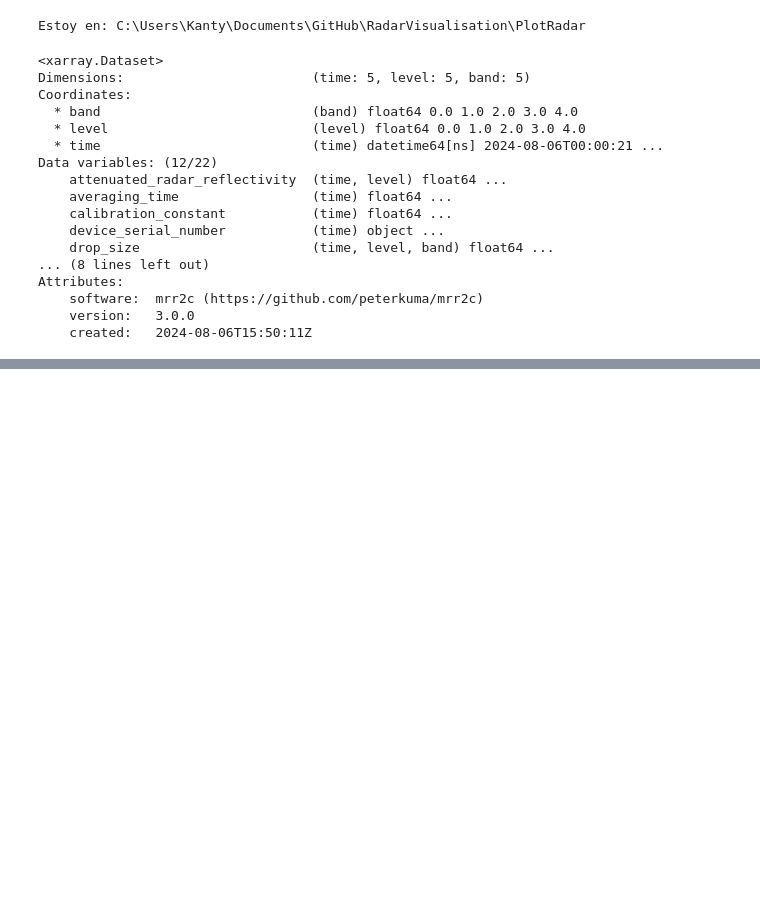
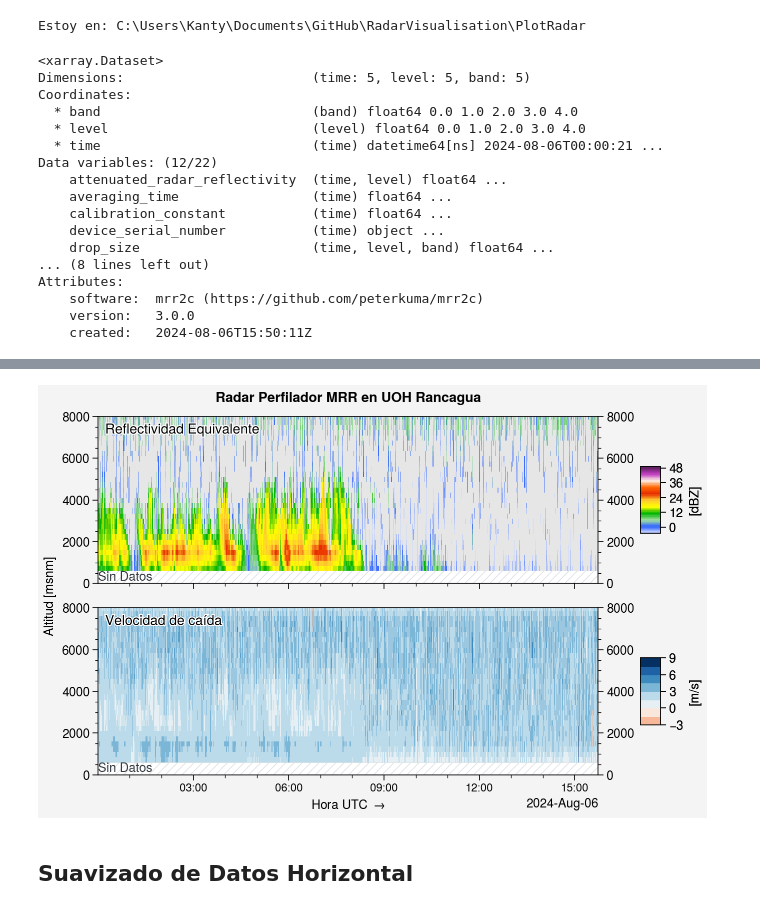
Before and after one commit to Ynoc01/RadarVisualisation, a Jupyter notebook: PlotRadar/PlotRadar.ipynb, the cells around one changed output, grey strips where cells are left out. Saved outputs shown, nothing was run; the diff lists cells and outputs as text; code cells hidden in the pictures; blank space fills up the shorter version.

```diff
--- a/PlotRadar/PlotRadar.ipynb
+++ b/PlotRadar/PlotRadar.ipynb
@@ -195,0 +200,21 @@ plt.savefig("2024_0806_mrr2c_1.png")
+# %%
+def suavizar_datos(datos, suavizado):
+
+    if suavizado % 2 == 0:              # Imprime error en caso impar
+        raise ValueError("El valor de suavizado debe ser un número impar.")
+
+
+    marco = (suavizado - 1) // 2        # Calcula marcos superior e inferior
+
+                                        # Crear una matriz extendida para manejar los bordes (rellenada con ceros, tipo convolucion)
+    extended_data = np.zeros((datos.shape[0] + suavizado -1, datos.shape[1]))
+    extended_data[marco:marco + datos.shape[0], :] = datos
+
+                                        # Matriz para almacenar los datos nuevos
+    datos_suavizados = np.zeros(datos.shape)
+
+                                       # Aplicar el suavizado mediante un promedio
+    for i in range(datos.shape[0]):
+        datos_suavizados[i, :] = np.mean(extended_data[i:i + suavizado, :], axis=0)
+
+    return datos_suavizados
@@ -195,0 +240,14 @@ plt.savefig("2024_0806_mrr2c_1.png")
+# %%
+heights = ds.height[0, :] + 500
+Ze = ds['attenuated_radar_reflectivity'].T
+Vf = ds['fall_velocity'].T
+
+suavizado = 7  # Definir el tamaño del suavizado
+Ze_suavizado = suavizar_datos(Ze, suavizado)
+Vf_suavizado = suavizar_datos(Vf, suavizado)
+
+plot_mrr2(xlim, pd.to_datetime(ds.time.values), heights, Ze_suavizado, Vf_suavizado, hora_local=False)
+# %% [output]
+[figure, added]
+# %% [markdown]
+## Suavizado de Datos Horizontal
```
Also changed, not shown: parts of 40 cells of this notebook, 13 other files.
